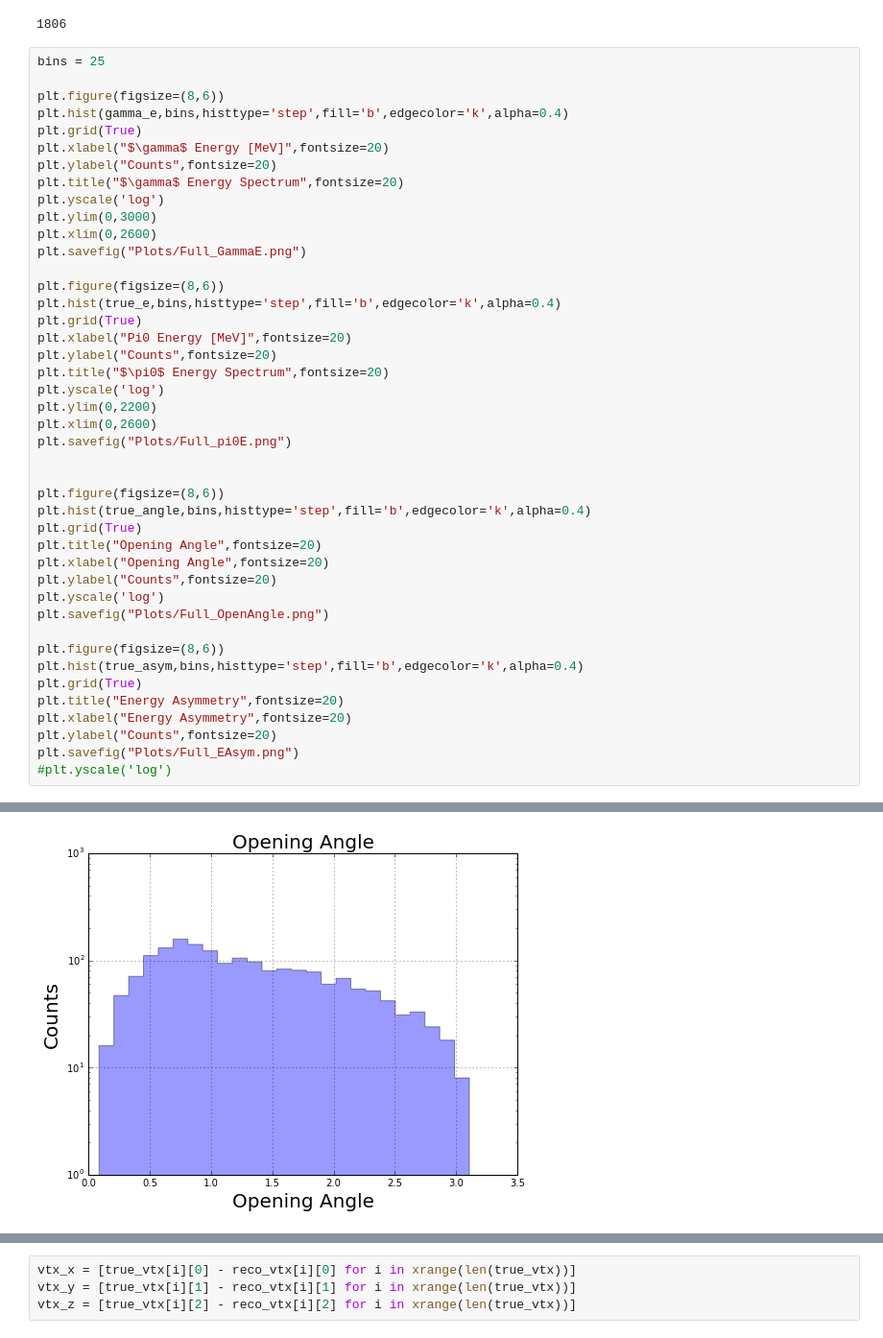
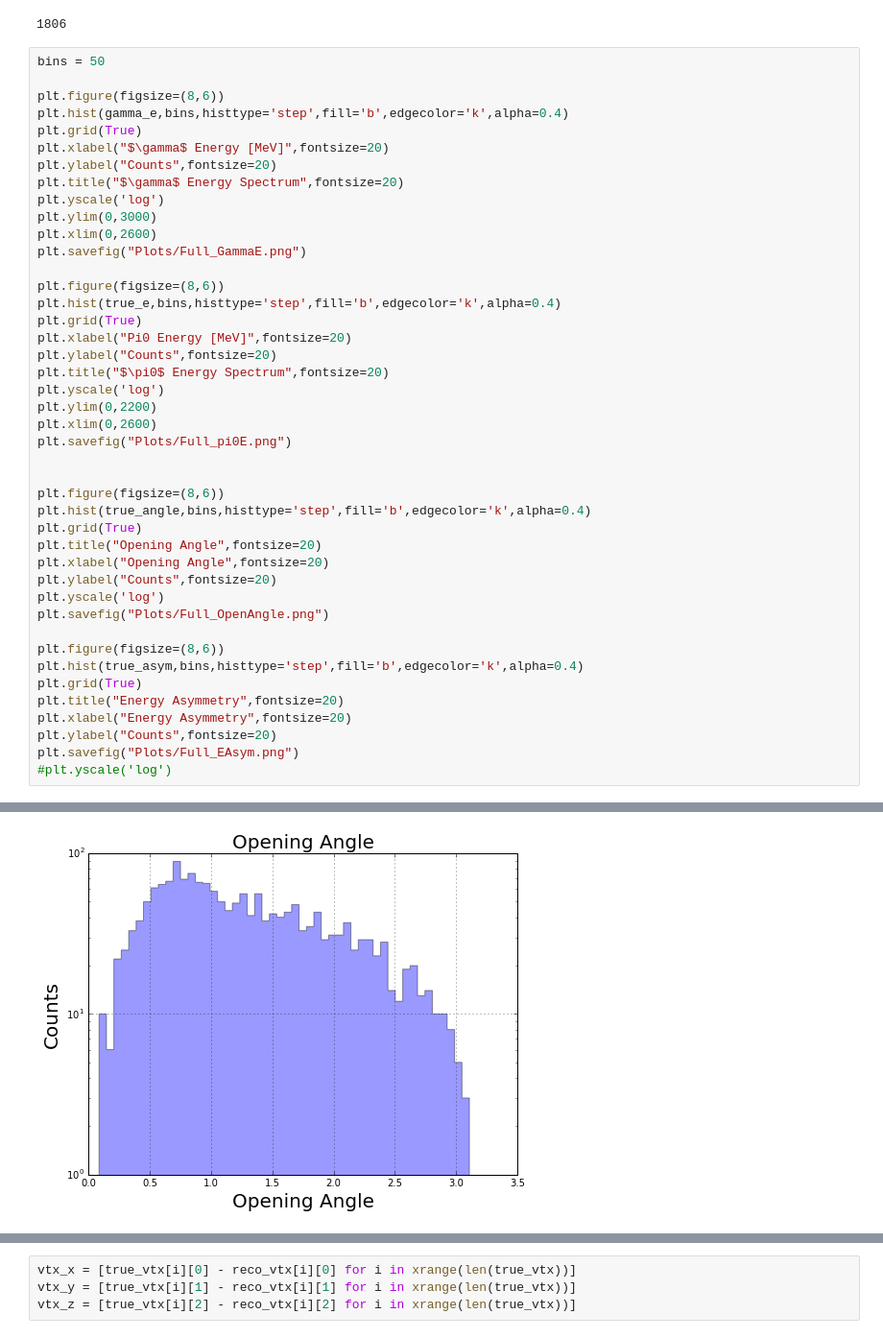
Before and after one commit to ahack379/ShowerTest, a Jupyter notebook: EnergyStudy/mac/fullDistribs.ipynb, the cells around one changed output, grey strips where cells are left out. Shown: that part at 96% size. Cells and saved outputs as stored; diff of their text form.

```diff
--- a/EnergyStudy/mac/fullDistribs.ipynb
+++ b/EnergyStudy/mac/fullDistribs.ipynb
@@ -37,7 +37,7 @@ print len(true_e)
 # %% [output]
 1806
 # %%
-bins = 25
+bins = 50
 
 plt.figure(figsize=(8,6))
 plt.hist(gamma_e,bins,histtype='step',fill='b',edgecolor='k',alpha=0.4)
@@ -85 +85 @@ plt.savefig("Plots/Full_EAsym.png")
-[figure, old version]
+[figure, new version]
```
Also changed, not shown: parts of 1 cell of this notebook, 17 other files.
